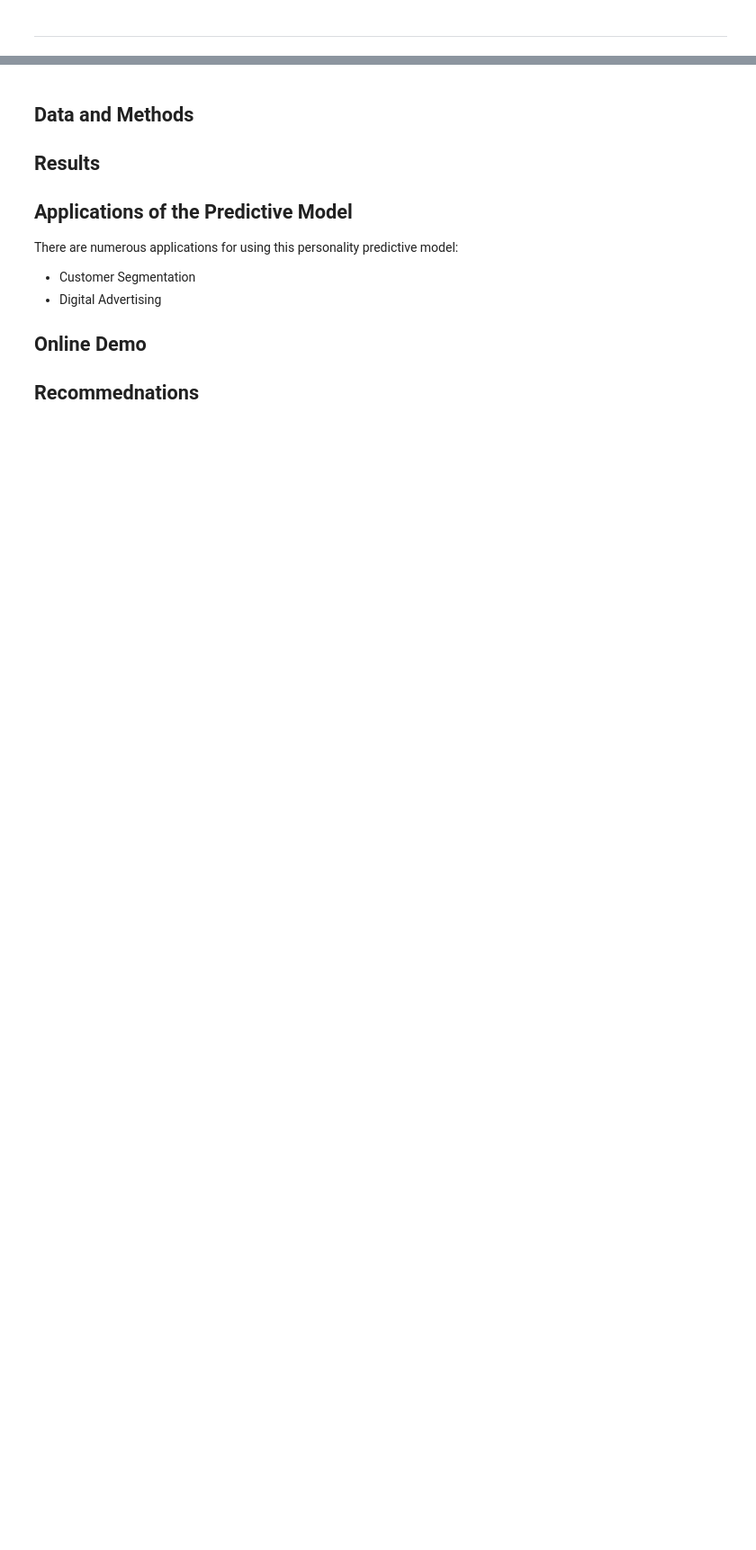
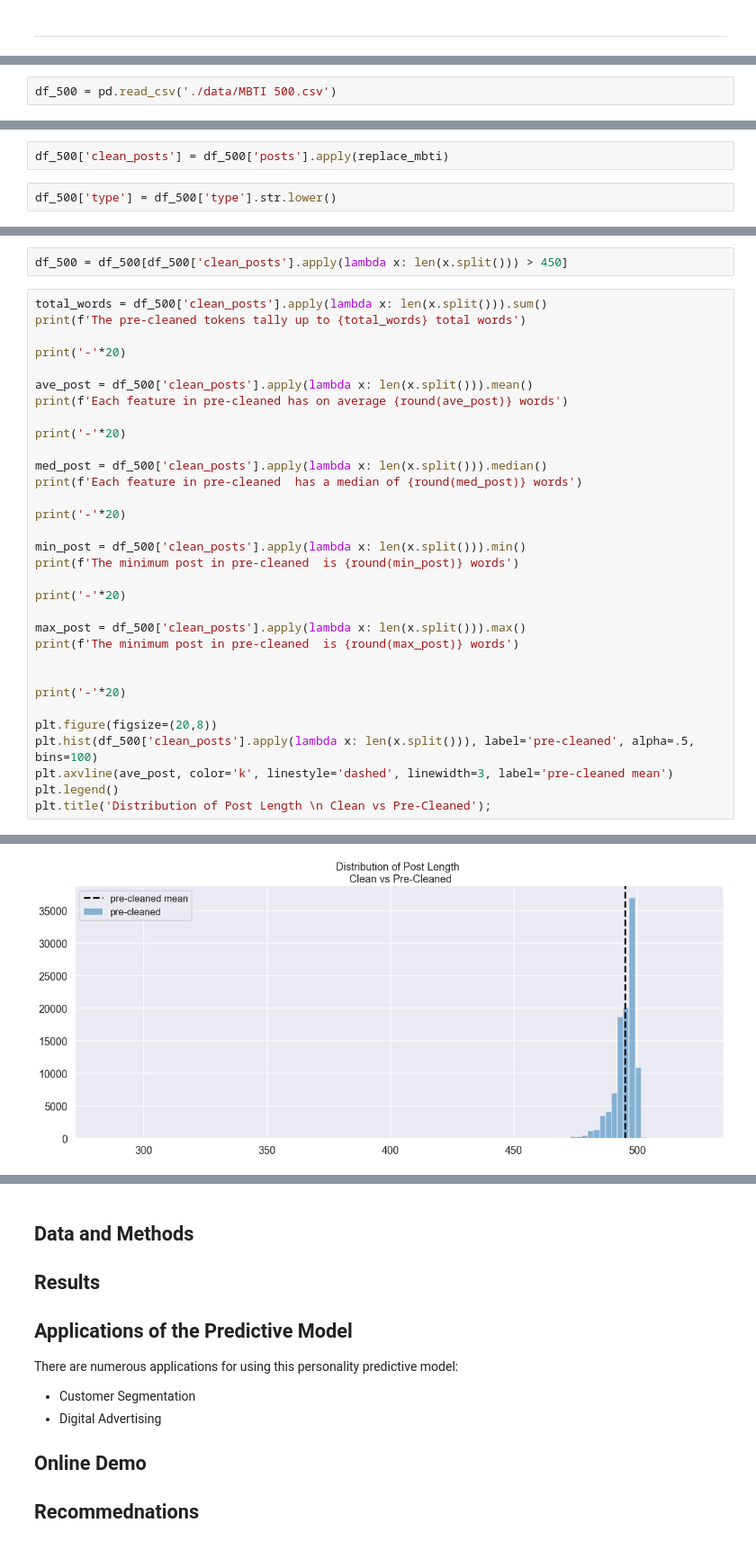
Before and after one commit to westonshuken/Automatic-Personality-Prediction, a Jupyter notebook: index.ipynb, the cells around one changed output, grey strips where cells are left out. Shown: that part at 90% size. Drawn from its saved outputs; the diff is of its cells as text; blank space fills up the shorter version.

```diff
--- a/index.ipynb
+++ b/index.ipynb
@@ -873,0 +881,2 @@ final_df['token_joined'].iloc[rint]
+# %%
+df_500 = pd.read_csv('./data/MBTI 500.csv')
@@ -873,0 +899,4 @@ final_df['token_joined'].iloc[rint]
+# %%
+df_500['clean_posts'] = df_500['posts'].apply(replace_mbti)
+# %%
+df_500['type'] = df_500['type'].str.lower()
@@ -873,0 +907,35 @@ final_df['token_joined'].iloc[rint]
+# %%
+df_500 = df_500[df_500['clean_posts'].apply(lambda x: len(x.split())) > 450]
+# %%
+total_words = df_500['clean_posts'].apply(lambda x: len(x.split())).sum()
+print(f'The pre-cleaned tokens tally up to {total_words} total words')
+
+print('-'*20)
+
+ave_post = df_500['clean_posts'].apply(lambda x: len(x.split())).mean()
+print(f'Each feature in pre-cleaned has on average {round(ave_post)} words')
+
+print('-'*20)
+
+med_post = df_500['clean_posts'].apply(lambda x: len(x.split())).median()
+print(f'Each feature in pre-cleaned  has a median of {round(med_post)} words')
+
+print('-'*20)
+
+min_post = df_500['clean_posts'].apply(lambda x: len(x.split())).min()
+print(f'The minimum post in pre-cleaned  is {round(min_post)} words')
+
+print('-'*20)
+
+max_post = df_500['clean_posts'].apply(lambda x: len(x.split())).max()
+print(f'The minimum post in pre-cleaned  is {round(max_post)} words')
+
+
+print('-'*20)
+
+plt.figure(figsize=(20,8))
+plt.hist(df_500['clean_posts'].apply(lambda x: len(x.split())), label='pre-cleaned', alpha=.5, bins=100)
+plt.axvline(ave_post, color='k', linestyle='dashed', linewidth=3, label='pre-cleaned mean')
+plt.legend()
+plt.title('Distribution of Post Length \n Clean vs Pre-Cleaned');
+# %% [output]
@@ -873,0 +952 @@ final_df['token_joined'].iloc[rint]
+[figure, added]
```
Also changed, not shown: parts of 54 cells of this notebook, 6 other files.
